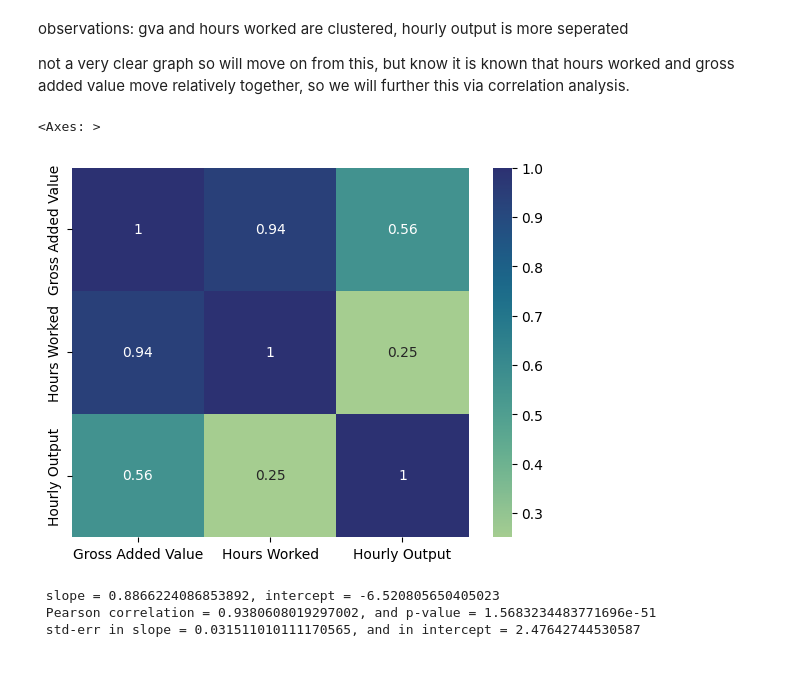
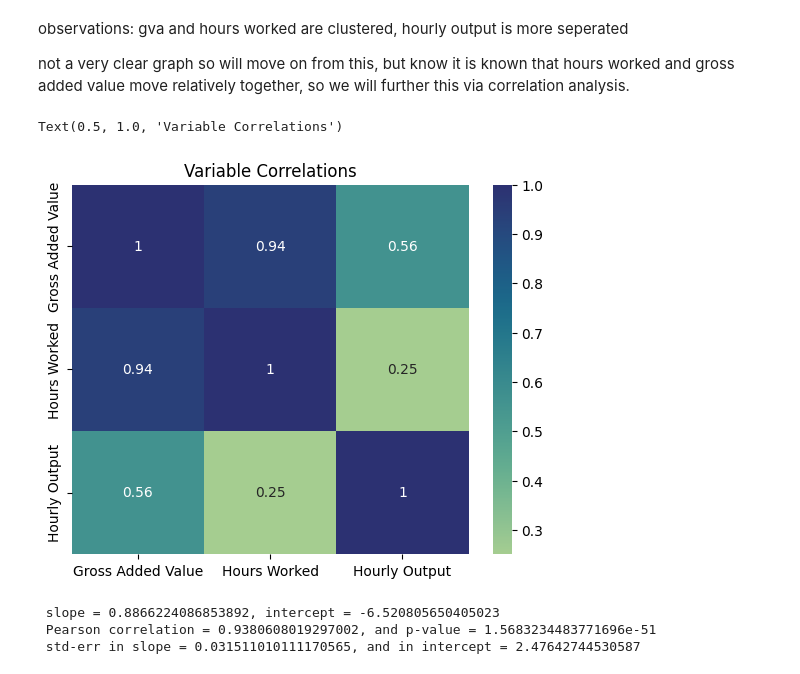
Before and after one commit to AdilY04/ConsultingHoursProductivity, a Jupyter notebook: eda_and_analysis_ipynbF/main.ipynb, the cells around one changed output. Saved outputs shown, nothing was run; the diff lists cells and outputs as text; code cells hidden in the pictures.

```diff
--- a/eda_and_analysis_ipynbF/main.ipynb
+++ b/eda_and_analysis_ipynbF/main.ipynb
@@ -33,9 +33,10 @@ not a very clear graph so will move on from this, but know it is known that hour
 # %%
 #zooming in with a correlation heatmap
 sns.heatmap(mc_subset.corr(), annot=True, cmap='crest')
+plt.title("Variable Correlations")
 # %% [output]
-<Axes: >
+Text(0.5, 1.0, 'Variable Correlations')
-[figure, old version]
+[figure, new version]
 # %%
 #looking at the relationship between gva vs hours worked
 x, y = mc_subset['Hours Worked'], mc_subset['Gross Added Value']
```
Also changed, not shown: parts of 1 cell of this notebook.
